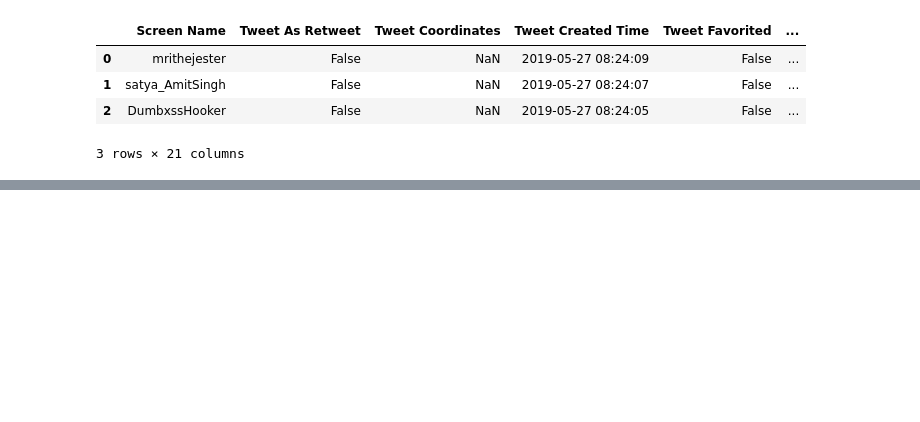
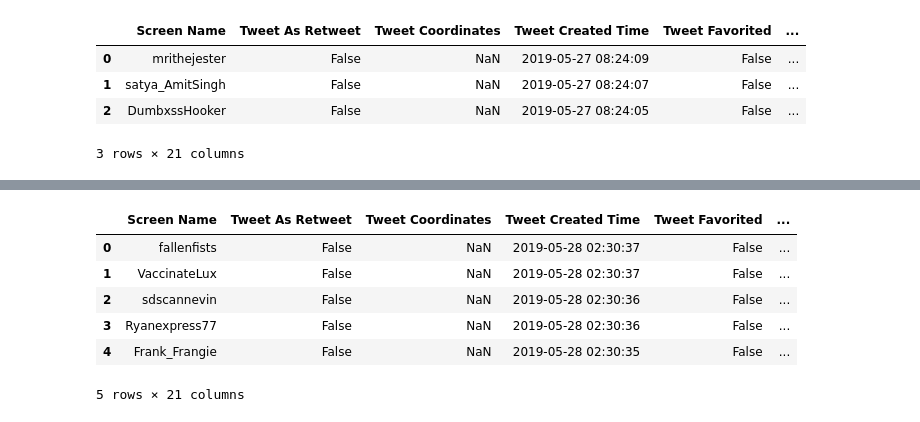
Before and after one commit to KathleenYWang/Sentiment_Detection_NLP, a Jupyter notebook: ScrapeTwitter.ipynb, the cells around one changed output, grey strips where cells are left out. Cells and saved outputs as stored; diff of their text form; code cells hidden in the pictures; blank space fills up the shorter version.

```diff
--- a/ScrapeTwitter.ipynb
+++ b/ScrapeTwitter.ipynb
@@ -308 +309,14 @@ angry: 219 fear: 23 sad: 221
+# %%
+filename = '/data/SuperMod/TwitterData/anger/2019-04-27.csv'
+# %%
+test_load = pd.read_csv(filename)
+test_load.head()
+# %% [output]
+|  | Screen Name | Tweet As Retweet | Tweet Coordinates | Tweet Created Time | Tweet Favorited | ... |
+| 0 | fallenfists | False | NaN | 2019-05-28 02:30:37 | False | ... |
+| 1 | VaccinateLux | False | NaN | 2019-05-28 02:30:37 | False | ... |
+| 2 | sdscannevin | False | NaN | 2019-05-28 02:30:36 | False | ... |
+| 3 | Ryanexpress77 | False | NaN | 2019-05-28 02:30:36 | False | ... |
+| 4 | Frank_Frangie | False | NaN | 2019-05-28 02:30:35 | False | ... |
+5 rows × 21 columns
 # %%
```
Also changed, not shown: parts of 21 cells of this notebook.
